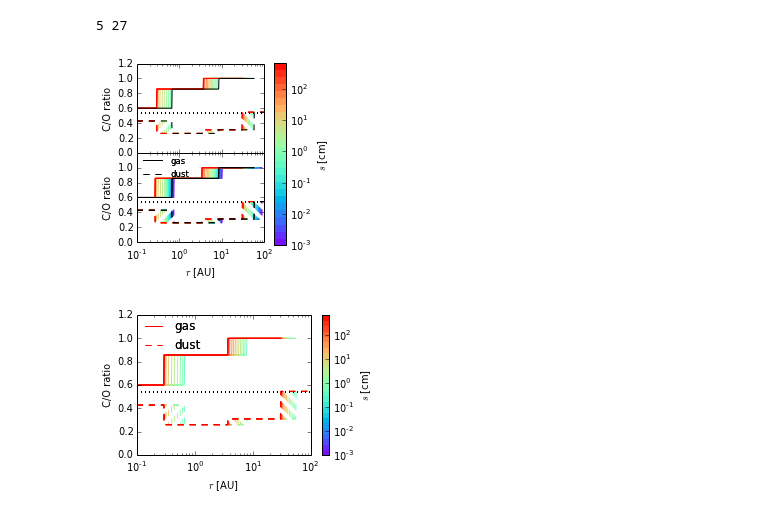
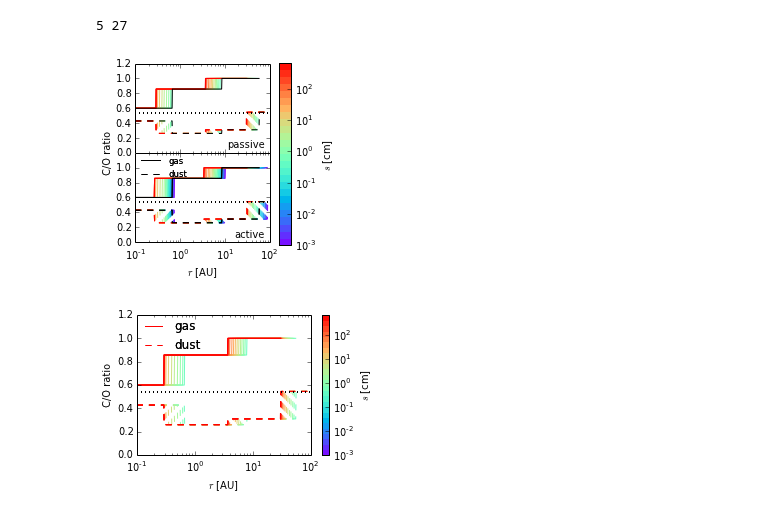
Before and after one commit to apiso/Thesis, a Jupyter notebook: python/C_O_ratio.ipynb, the cells around one changed output. Cells and saved outputs as stored; diff of their text form; code cells hidden in the pictures.

```diff
--- a/python/C_O_ratio.ipynb
+++ b/python/C_O_ratio.ipynb
@@ -67,38 +67,45 @@ ax1.semilogx(a, arraygass, c = 'black')
 ax1.semilogx(a, arraysolids, c = 'black', ls = '--')
 ax2.semilogx(a, arraygass, c = 'black')
 ax2.semilogx(a, arraysolids, c = 'black', ls = '--')
 
 ax1.semilogx(a, ones(len(a))*0.54, ls = ':', lw = 2, color = 'black')
 ax1.set_ylim(0, 1.2)
-ax1.set_ylabel('C/O ratio')
+#ax1.set_ylabel('C/O ratio')
 
 #ax.semilogx(a, arraygas[:,0], c = cm.rainbow(int(rnb[0])), label = r'$0.001$ cm')
 #ax.semilogx(a, arraygas[:,-1], c = cm.rainbow(int(rnb[-1])), label = r'$700$ cm')
 p1, = ax2.semilogx(a, arraygass, c = 'black')
 p2, = ax2.semilogx(a, arraysolids, ls = '--', c = 'black')
 
 l1 = legend([p1, p2], ['gas', 'dust'], prop = {'size':8.5}, frameon = False, loc = 2, borderaxespad = 0, \
             handlelength = 2.8)
 #ax.legend(frameon = False, loc = 2, prop = {'size':10})
 gca().add_artist(l1)
 
 cbar_ax = fig.add_axes([0.75, 0.18, 0.05, 0.76])
 cbar2 = fig.colorbar(CS2, cax = cbar_ax)
 
 ax2.semilogx(a, ones(len(a))*0.54, ls = ':', lw = 2, color = 'black')
 ax2.set_ylim(0, 1.2)
 ax2.set_yticks([0, 0.2, 0.4, 0.6, 0.8, 1])
 ax2.set_xlabel(r'$r$ [AU]')
-ax2.set_ylabel('C/O ratio')
+#ax2.set_ylabel('C/O ratio')
 cbar2.set_ticks([1e-3, 1e-2, 1e-1, 1e0, 1e1, 1e2])
 cbar2.set_label(r'$s$ [cm]')
 
+ax1.text(12, 0.07, 'passive')
+ax2.text(17, 0.07, 'active')
+
+ax1.text(
+    .025, 0.003, "C/O ratio", rotation='vertical',
+    horizontalalignment='center', verticalalignment='center')
+
 plt.tight_layout()
-fig.subplots_adjust(right = 0.71, hspace = 0)
+fig.subplots_adjust(left = 0.15, right = 0.71, hspace = 0)
 #plt.show()
-plt.savefig('../figs/C_O_ratio_passive_active_disk_many_colorbar.pdf')
+plt.savefig('../figs/C_O_ratio_passive_active_disk_many_colorbar_test.pdf')
 # %% [output]
-[figure, old version]
+[figure, new version]
 # %%
 #plt.figure(figsize = (4, 0.8 * 4))
 fig, ax = plt.subplots(figsize = (4, 0.7 * 4))
```
Also changed, not shown: 34 other files.
